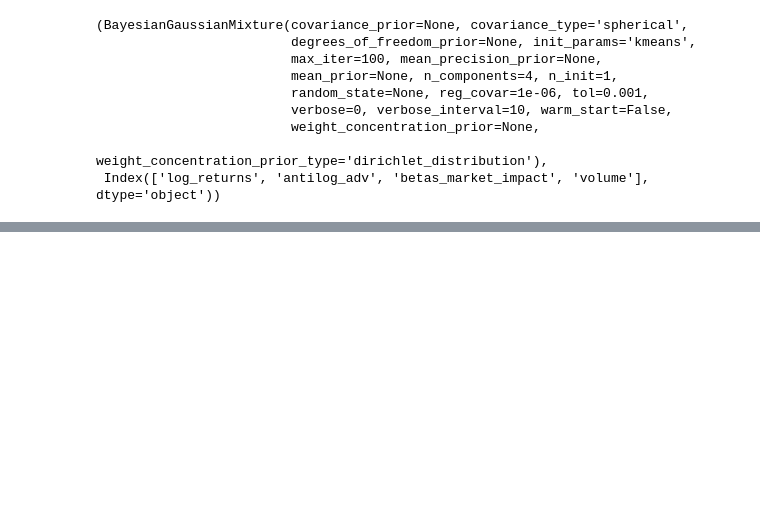
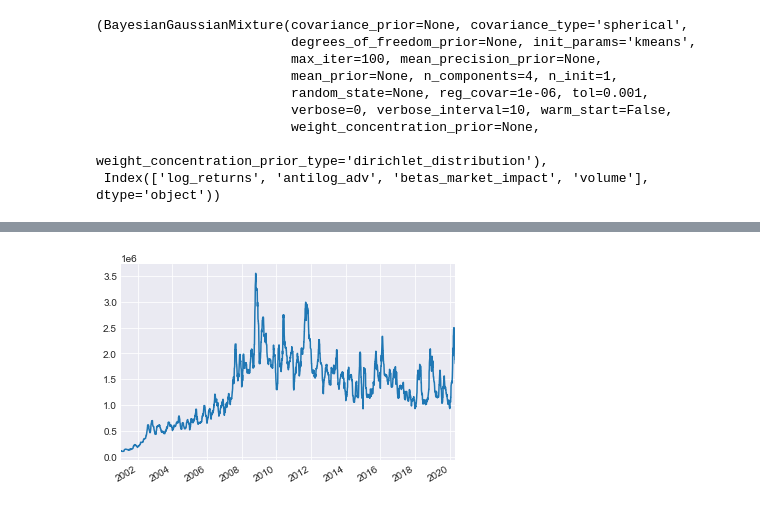
Before and after one commit to msanchezj/improve-execution-algos, a Jupyter notebook: Models Evaluation.ipynb, the cells around one changed output, grey strips where cells are left out. Saved outputs shown, nothing was run; the diff lists cells and outputs as text; code cells hidden in the pictures; blank space fills up the shorter version.

```diff
--- a/Models Evaluation.ipynb
+++ b/Models Evaluation.ipynb
@@ -723,0 +1016,25 @@ Optimal params are {'n_components': 4, 'covariance_type': 'spherical', 'max_iter
+# %%
+raw = pd.read_csv("file:///" + os.path.join(DATAPATH, files_list[7]), parse_dates=[['<DTYYYYMMDD>', '<TIME>']])
+
+df = formatData(raw)
+
+# df = df[df.index.year >= 2014]
+
+current_ticker = df.ticker.iloc[0]
+
+open_time = df.time.min()
+last_time = df.time.max()
+close_time = df[df[TIME] != df.time.max()].time.max()
+
+df[TURNOVER] = df[VOLUME]*df[CLOSE_PRICE]
+
+df_resampled = df.resample('5T').sum()
+
+df_resampled = df_resampled[(df_resampled.index.weekday != 5) | (df_resampled.index.weekday != 6)]
+
+df_resampled[VWAP] = df_resampled[TURNOVER]/df_resampled[VOLUME]
+intraday_data = df_resampled.copy()
+
+daily_data = get_daily_data(df)
+
+train_intraday_data, test_data = splitTrainTestData(intraday_data, 2)
@@ -723,0 +1043,15 @@ Optimal params are {'n_components': 4, 'covariance_type': 'spherical', 'max_iter
+# %%
+log_returns = get_log_returns(daily_data)
+adv_antilog = get_antilog_adv_median(daily_data)
+mfi = get_money_flow_index(daily_data)
+betas_mkt_impact = get_beta_market_impact(daily_data)
+log_traded_vol = get_log_total_trade_vol(daily_data)
+
+# features = [log_returns, adv_antilog, mfi, betas_mkt_impact, log_traded_vol]
+# features = [adv_antilog, mfi]
+# features = [log_returns, betas_mkt_impact, log_traded_vol, adv_antilog]
+features = [log_traded_vol, betas_mkt_impact, mfi, adv_antilog, log_returns]
+
+features_df = getFeaturesDf(features)
+
+train_data, test_data = splitTrainTestData(features_df, 2)
@@ -723,0 +1085,4 @@ Optimal params are {'n_components': 4, 'covariance_type': 'spherical', 'max_iter
+# %%
+features_df['antilog_adv'].plot();
+# %% [output]
+[figure, added]
```
Also changed, not shown: parts of 84 cells of this notebook, 1 other file.
